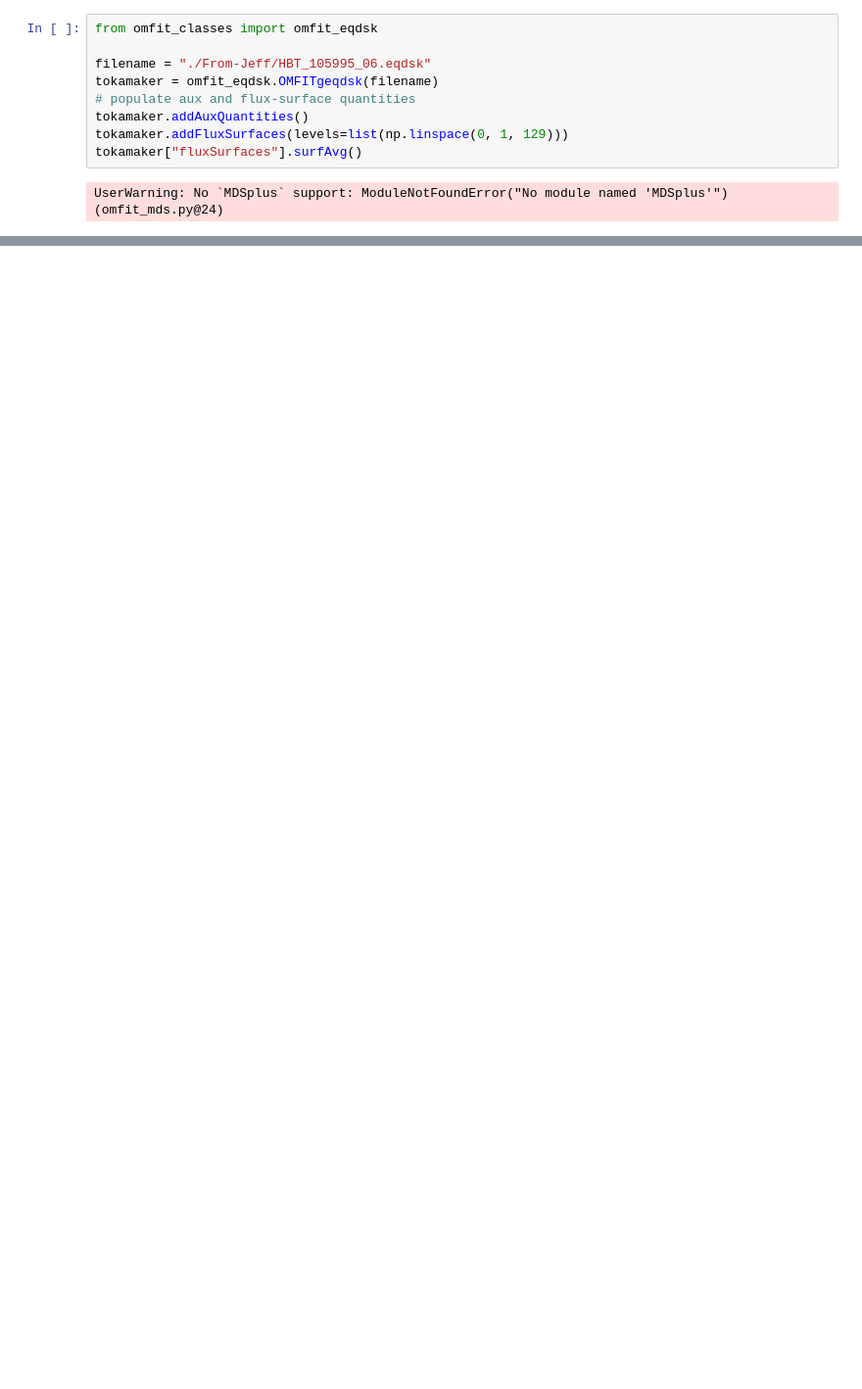
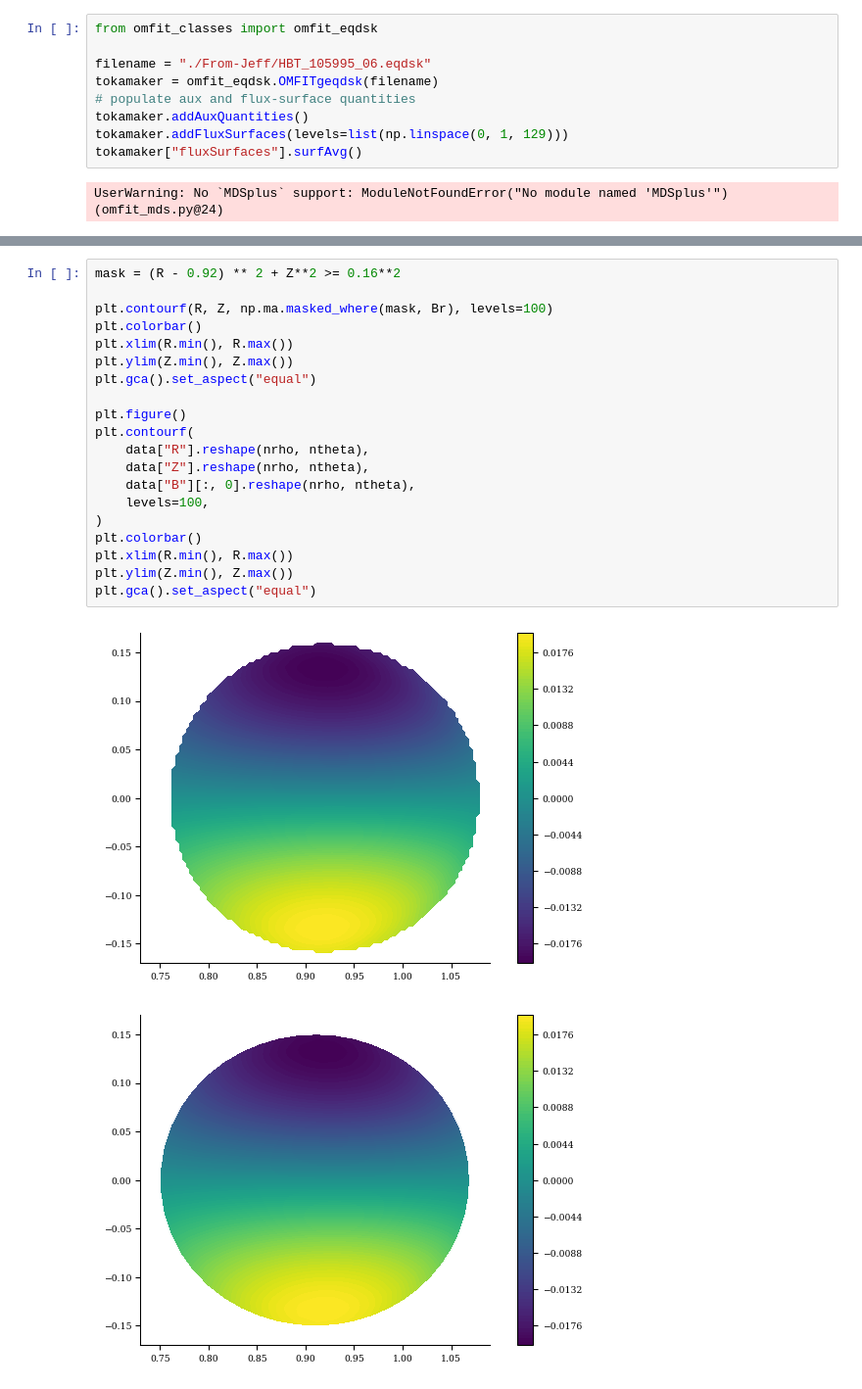
Before and after one commit to YigitElma/DEBUG-DESC, a Jupyter notebook: HBT-EP/compare-desc-eqdsk.ipynb, the cells around one changed output, grey strips where cells are left out. Shown at 98% size. Cells and saved outputs as stored; diff of their text form; blank space fills up the shorter version.

```diff
--- a/HBT-EP/compare-desc-eqdsk.ipynb
+++ b/HBT-EP/compare-desc-eqdsk.ipynb
@@ -58,2 +61,25 @@ data = eq.compute(
 )
+# %%
+mask = (R - 0.92) ** 2 + Z**2 >= 0.16**2
+
+plt.contourf(R, Z, np.ma.masked_where(mask, Br), levels=100)
+plt.colorbar()
+plt.xlim(R.min(), R.max())
+plt.ylim(Z.min(), Z.max())
+plt.gca().set_aspect("equal")
+
+plt.figure()
+plt.contourf(
+    data["R"].reshape(nrho, ntheta),
+    data["Z"].reshape(nrho, ntheta),
+    data["B"][:, 0].reshape(nrho, ntheta),
+    levels=100,
+)
+plt.colorbar()
+plt.xlim(R.min(), R.max())
+plt.ylim(Z.min(), Z.max())
+plt.gca().set_aspect("equal")
+# %% [output]
+[figure, added]
+[figure, added]
 # %%
```
Also changed, not shown: parts of 7 cells of this notebook, 17 other files.
